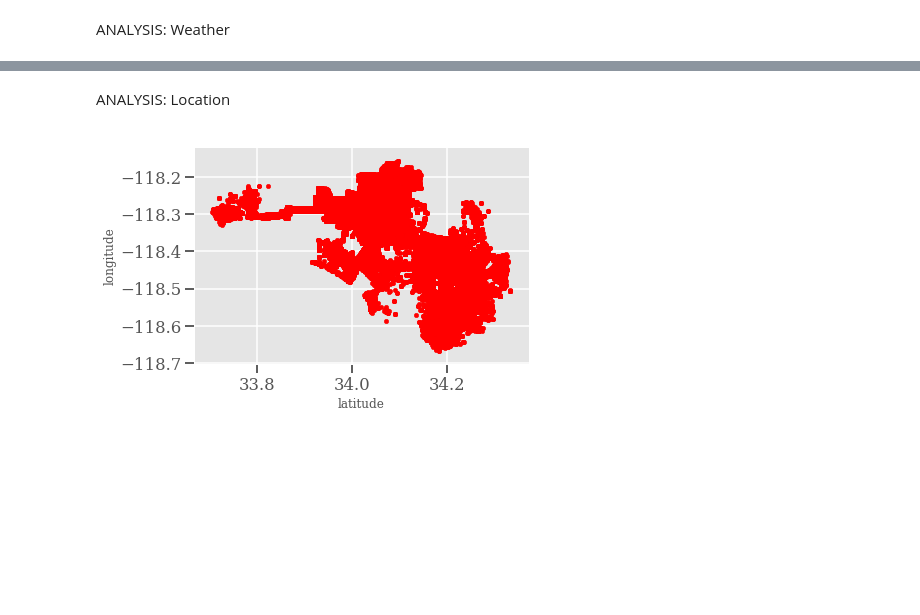
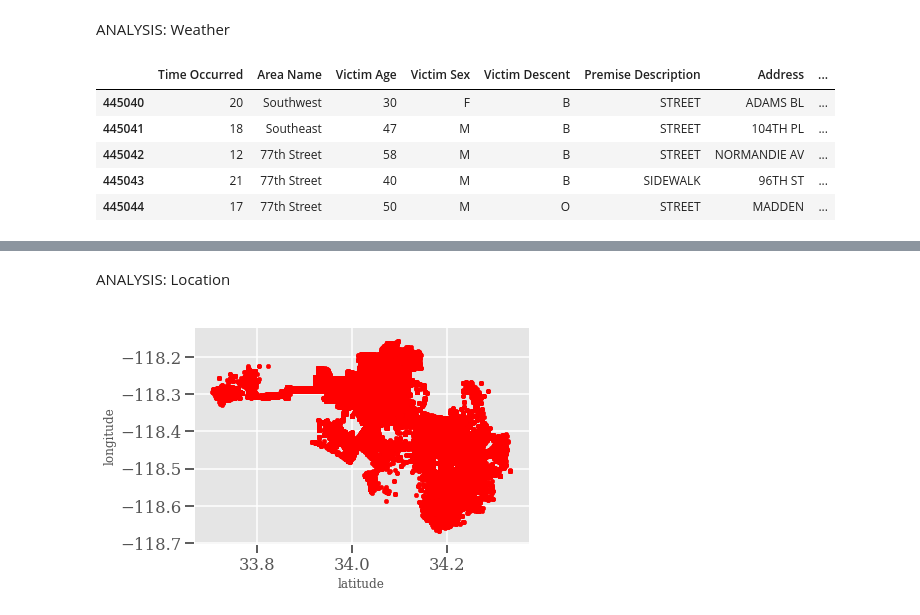
Before and after one commit to jtfields/IST652, a Jupyter notebook: Copy_of_LA_Traffic_Project_MASTER6.ipynb, the cells around one changed output, grey strips where cells are left out. Cells and saved outputs as stored; diff of their text form; code cells hidden in the pictures; blank space fills up the shorter version.

```diff
--- a/Copy_of_LA_Traffic_Project_MASTER6.ipynb
+++ b/Copy_of_LA_Traffic_Project_MASTER6.ipynb
@@ -190,3 +194,12 @@ weather['Date'] = weather['Date'].dt.strftime('%Y/%m/%d')
+# %%
+la.tail()
+# %% [output]
+|  | Time Occurred | Area Name | Victim Age | Victim Sex | Victim Descent | Premise Description | Address | ... |
+| 445040 | 20 | Southwest | 30 | F | B | STREET | ADAMS BL | ... |
+| 445041 | 18 | Southeast | 47 | M | B | STREET | 104TH PL | ... |
+| 445042 | 12 | 77th Street | 58 | M | B | STREET | NORMANDIE AV | ... |
+| 445043 | 21 | 77th Street | 40 | M | B | SIDEWALK | 96TH ST | ... |
+| 445044 | 17 | 77th Street | 50 | M | O | STREET | MADDEN | ... |
 # %%
 weather.head()
 # %% [output]
```
Also changed, not shown: parts of 8 cells of this notebook.
